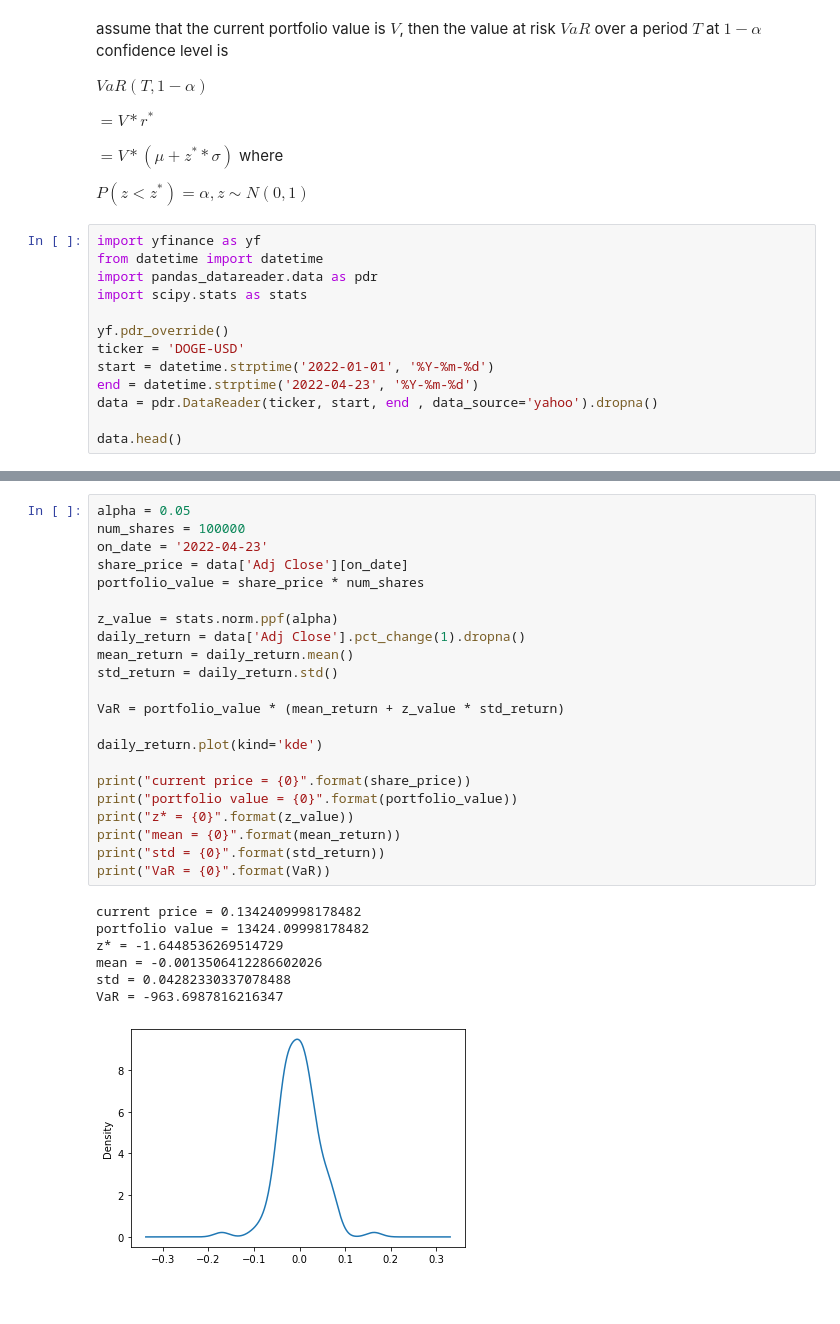
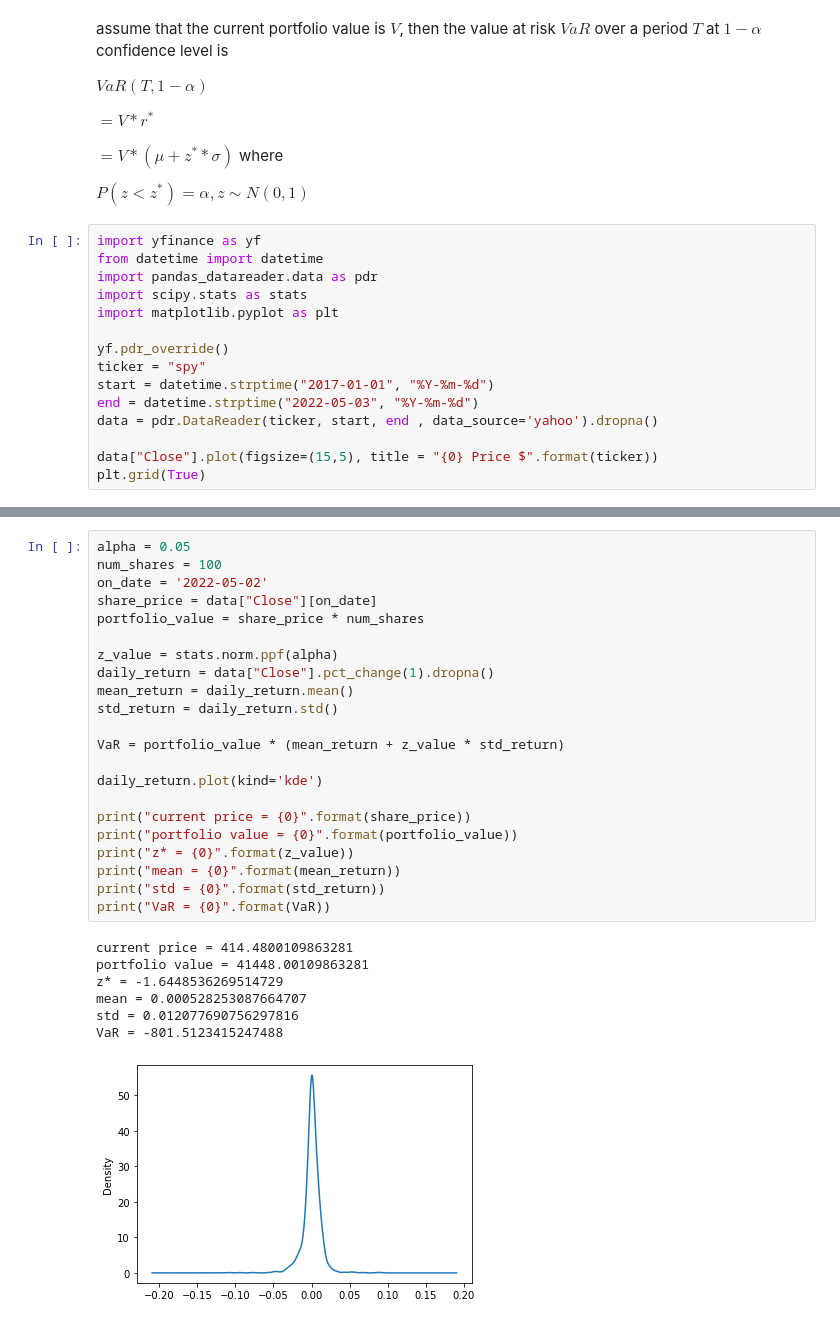
Before and after one commit to Wenbo-Git/Finance, a Jupyter notebook: Risk Management/Value at Risk/value at risk.ipynb, the cells around one changed output, grey strips where cells are left out. Cells and saved outputs as stored; diff of their text form.

```diff
--- a/Risk Management/Value at Risk/value at risk.ipynb
+++ b/Risk Management/Value at Risk/value at risk.ipynb
@@ -54,13 +54,15 @@ import yfinance as yf
 from datetime import datetime
 import pandas_datareader.data as pdr
 import scipy.stats as stats
+import matplotlib.pyplot as plt
 
 yf.pdr_override()
-ticker = 'DOGE-USD'
-start = datetime.strptime('2022-01-01', '%Y-%m-%d')
-end = datetime.strptime('2022-04-23', '%Y-%m-%d')
+ticker = "spy"
+start = datetime.strptime("2017-01-01", "%Y-%m-%d")
+end = datetime.strptime("2022-05-03", "%Y-%m-%d")
 data = pdr.DataReader(ticker, start, end , data_source='yahoo').dropna()
 
-data.head()
+data["Close"].plot(figsize=(15,5), title = "{0} Price $".format(ticker))
+plt.grid(True)
 # %% [output]
 [*********************100%***********************]  1 of 1 completed
@@ -74,33 +70,33 @@ data.head()
 # %%
 alpha = 0.05
-num_shares = 100000
-on_date = '2022-04-23'
-share_price = data['Adj Close'][on_date]
+num_shares = 100
+on_date = '2022-05-02'
+share_price = data["Close"][on_date]
 portfolio_value = share_price * num_shares
 
 z_value = stats.norm.ppf(alpha)
-daily_return = data['Adj Close'].pct_change(1).dropna()
+daily_return = data["Close"].pct_change(1).dropna()
 mean_return = daily_return.mean()
 std_return = daily_return.std()
 
 VaR = portfolio_value * (mean_return + z_value * std_return)
 
 daily_return.plot(kind='kde')
 
 print("current price = {0}".format(share_price))
 print("portfolio value = {0}".format(portfolio_value))
 print("z* = {0}".format(z_value))
 print("mean = {0}".format(mean_return))
 print("std = {0}".format(std_return))
 print("VaR = {0}".format(VaR))
 # %% [output]
-current price = 0.1342409998178482
-portfolio value = 13424.09998178482
+current price = 414.4800109863281
+portfolio value = 41448.00109863281
 z* = -1.6448536269514729
-mean = -0.0013506412286602026
-std = 0.04282330337078488
-VaR = -963.6987816216347
+mean = 0.000528253087664707
+std = 0.012077690756297816
+VaR = -801.5123415247488
-[figure, old version]
+[figure, new version]
 # %%
 print("Current portfolio value for {0} shares of {1} (${2} per share) on {3}: ${4}"\
       .format(num_shares, ticker, round(share_price, 2), on_date, round(portfolio_value, 2)))
```
Also changed, not shown: parts of 2 cells of this notebook, 1 other file.
